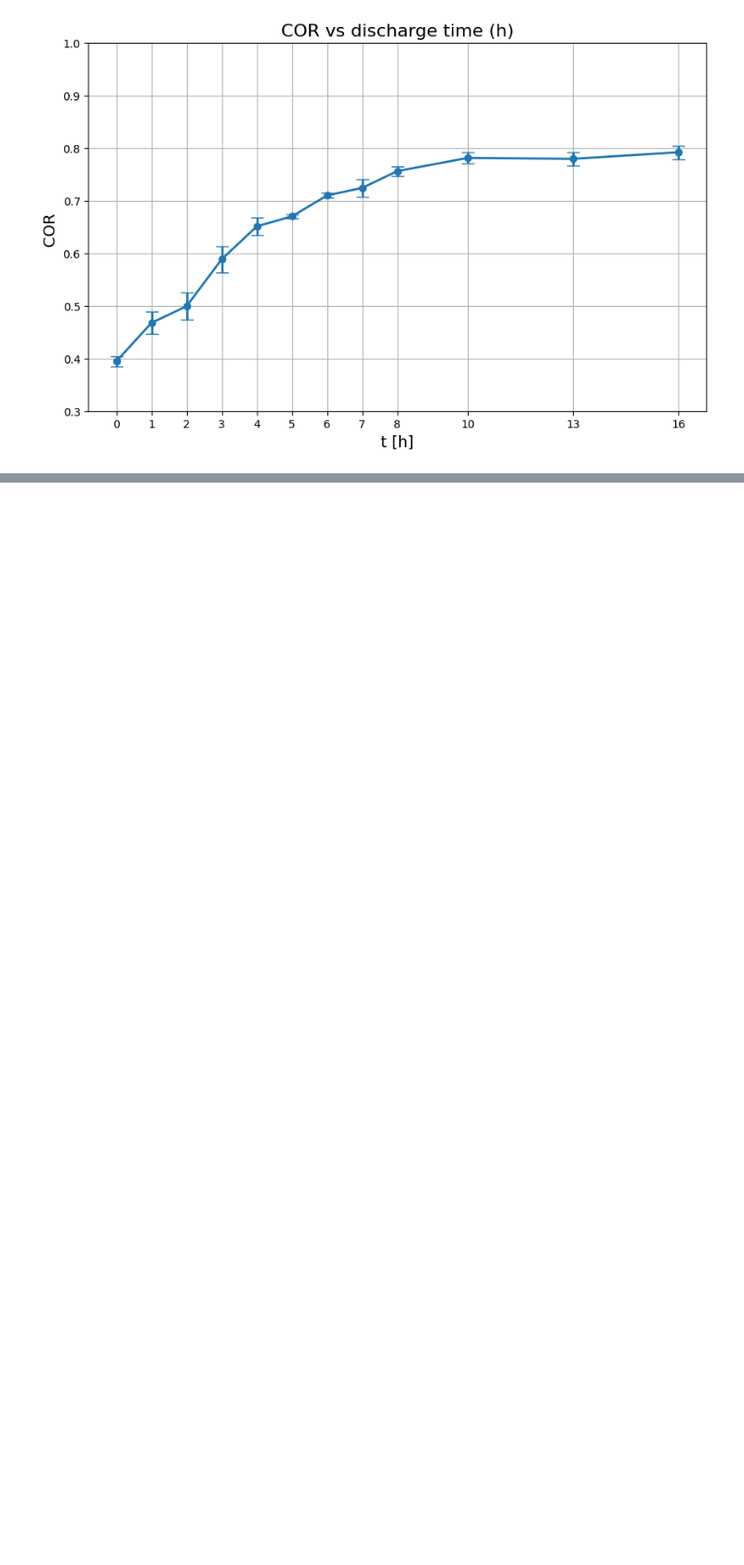
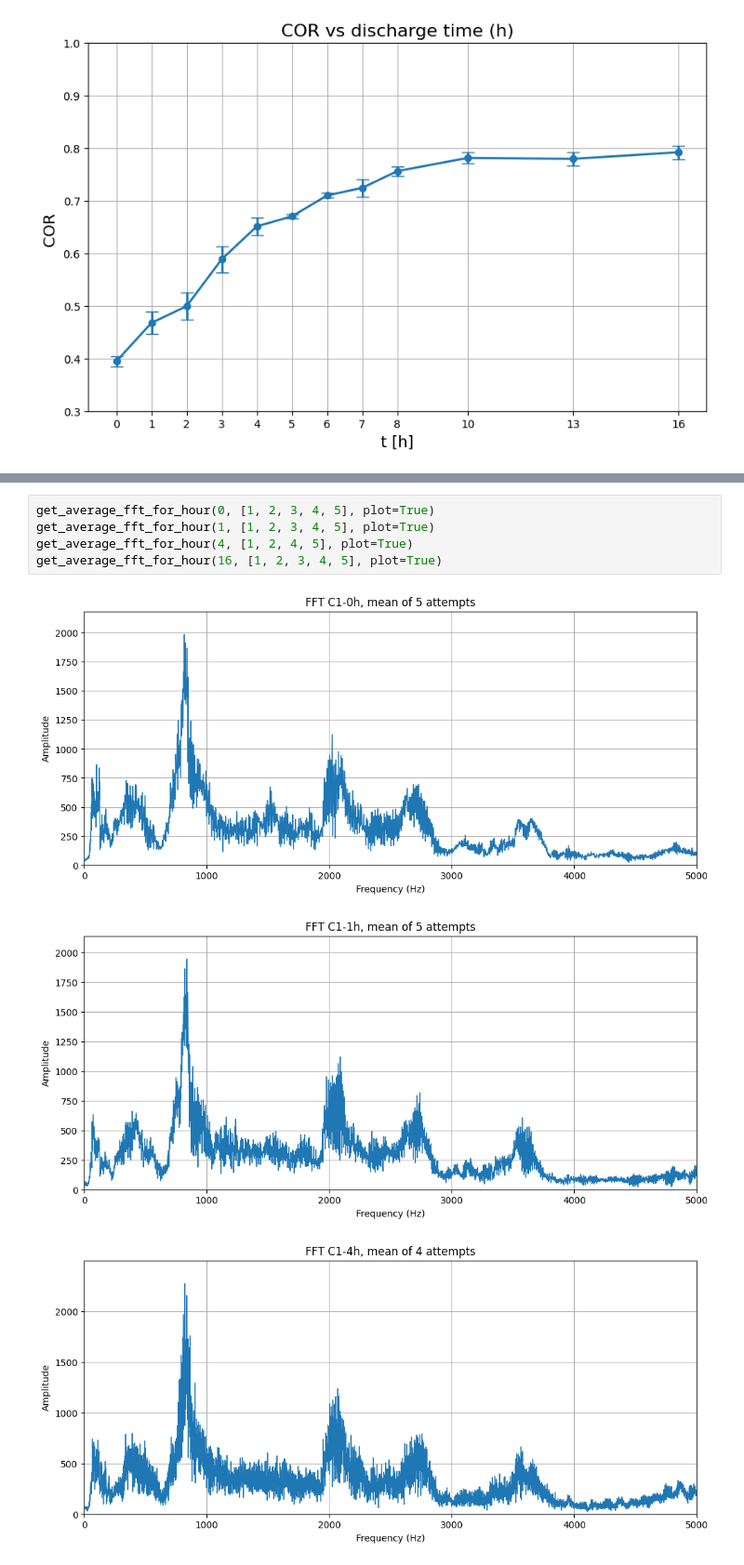
Before and after one commit to johhanz099/battery_project, a Jupyter notebook: notebooks/Datoskinetic2.ipynb, the cells around one changed output, grey strips where cells are left out. Shown at 93% size. Cells and saved outputs as stored; diff of their text form; blank space fills up the shorter version.

```diff
--- a/notebooks/Datoskinetic2.ipynb
+++ b/notebooks/Datoskinetic2.ipynb
@@ -469,0 +516,9 @@ Archivo: ../data/Experimentos/C1-3h-2.m4a (sr=48000 Hz)
+# %%
+get_average_fft_for_hour(0, [1, 2, 3, 4, 5], plot=True)
+get_average_fft_for_hour(1, [1, 2, 3, 4, 5], plot=True)
+get_average_fft_for_hour(4, [1, 2, 4, 5], plot=True)
+get_average_fft_for_hour(16, [1, 2, 3, 4, 5], plot=True)
+# %% [output]
+[figure, added]
+[figure, added]
+[figure, added]
```
Also changed, not shown: parts of 6 cells of this notebook.
